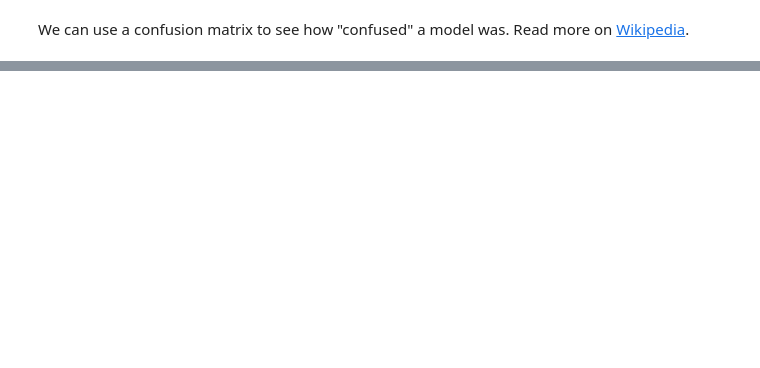
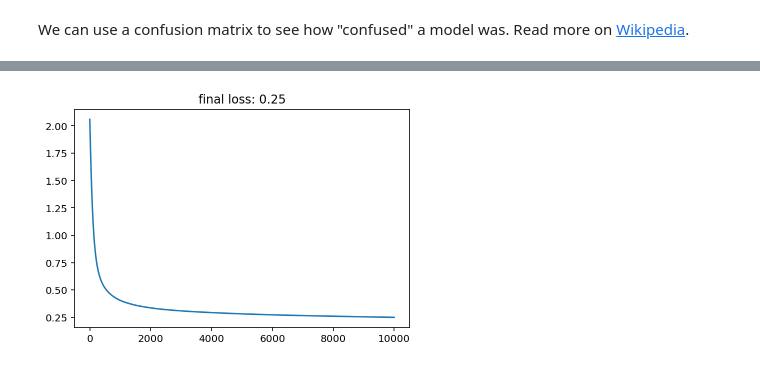
Before and after one commit to DoosanJung/SciPy2019, a Jupyter notebook: dl-workshop-master/notebooks/tutorial-student.ipynb, the cells around one changed output, grey strips where cells are left out. Cells and saved outputs as stored; diff of their text form; code cells hidden in the pictures; blank space fills up the shorter version.

```diff
--- a/dl-workshop-master/notebooks/tutorial-student.ipynb
+++ b/dl-workshop-master/notebooks/tutorial-student.ipynb
@@ -677,0 +851,28 @@ In its current state, it is not artificial intelligence. You should not be afrai
+# %%
+# Dense layer
+def identity(x):
+    """identity function"""
+    return x
+
+def dense(p, x, nonlin=identity):
+    # activation
+    a = np.dot(x, p['w']) + p['b']
+    return nonlin(a)
+# %%
+# using consecutive_dense func.
+params = consecutive_dense(shapes=[41, 20, 1])
+
+# Redefine model func.
+def model(p, x):
+    a1 = dense(p['layer_0'], x, nonlin=np.tanh)
+    a2 = dense(p['layer_1'], a1, nonlin=logistic)
+    return a2
+
+# SGD!
+losses = []
+for i in tqdmn(range(10000)):
+    grad_p = dlogistic_loss(params, model, X.values, y.values)
+    for layer, param in params.items():
+        for k, v in param.items():
+            param[k] = param[k] - grad_p[layer][k] * 0.01
+    losses.append(logistic_loss(params, model, X.values, y.values))
@@ -677,0 +881,6 @@ In its current state, it is not artificial intelligence. You should not be afrai
+# %%
+plt.plot(losses)
+plt.title(f"final loss: {losses[-1]:.2f}")
+plt.show()
+# %% [output]
+[figure, added]
```
Also changed, not shown: parts of 37 cells of this notebook.
